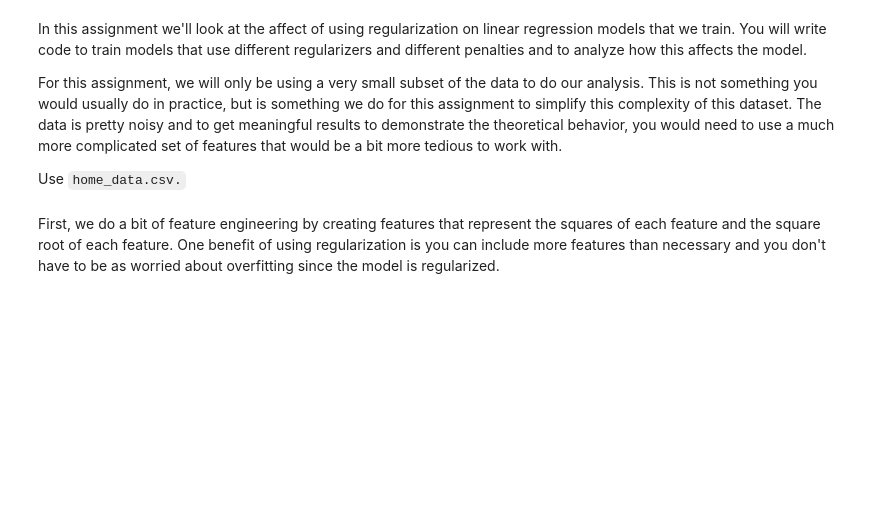
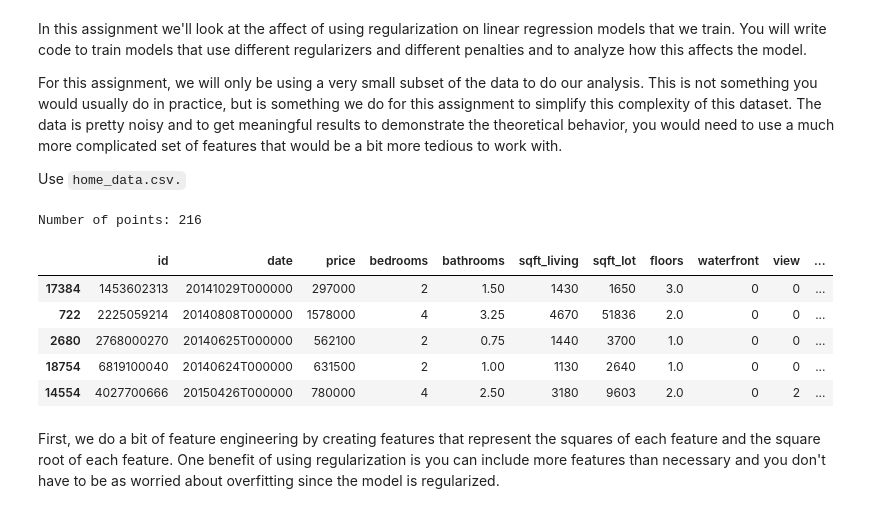
Before and after one commit to risha-gandhi/machine-learning-assignments, a Jupyter notebook: Ridge_and_LASSO_regression.ipynb, the cells around one changed output. Saved outputs shown, nothing was run; the diff lists cells and outputs as text; code cells hidden in the pictures; blank space fills up the shorter version.

```diff
--- a/Ridge_and_LASSO_regression.ipynb
+++ b/Ridge_and_LASSO_regression.ipynb
@@ -17,12 +17,20 @@ For this assignment, we will only be using a very small subset of the data to do
 Use ``home_data.csv.``
 # %%
 # TODO: Load the data using pandas - you can look at Assignment 1 if you have forgotten how to do this.
-
+sales = pd.read_csv("home_data.csv")
 # Selects 1% of the data
 sales = sales.sample(frac=0.01, random_state=0)
 
 print(f'Number of points: {len(sales)}')
 sales.head()
+# %% [output]
+Number of points: 216
+|  | id | date | price | bedrooms | bathrooms | sqft_living | sqft_lot | floors | waterfront | view | ... |
+| 17384 | 1453602313 | 20141029T000000 | 297000 | 2 | 1.50 | 1430 | 1650 | 3.0 | 0 | 0 | ... |
+| 722 | 2225059214 | 20140808T000000 | 1578000 | 4 | 3.25 | 4670 | 51836 | 2.0 | 0 | 0 | ... |
+| 2680 | 2768000270 | 20140625T000000 | 562100 | 2 | 0.75 | 1440 | 3700 | 1.0 | 0 | 0 | ... |
+| 18754 | 6819100040 | 20140624T000000 | 631500 | 2 | 1.00 | 1130 | 2640 | 1.0 | 0 | 0 | ... |
+| 14554 | 4027700666 | 20150426T000000 | 780000 | 4 | 2.50 | 3180 | 9603 | 2.0 | 0 | 2 | ... |
 # %% [markdown]
 First, we do a bit of feature engineering by creating features that represent the squares of each feature and the square root of each feature. One benefit of using regularization is you can include more features than necessary and you don't have to be as worried about overfitting since the model is regularized.
 # %%
```
Also changed, not shown: parts of 16 cells of this notebook.
